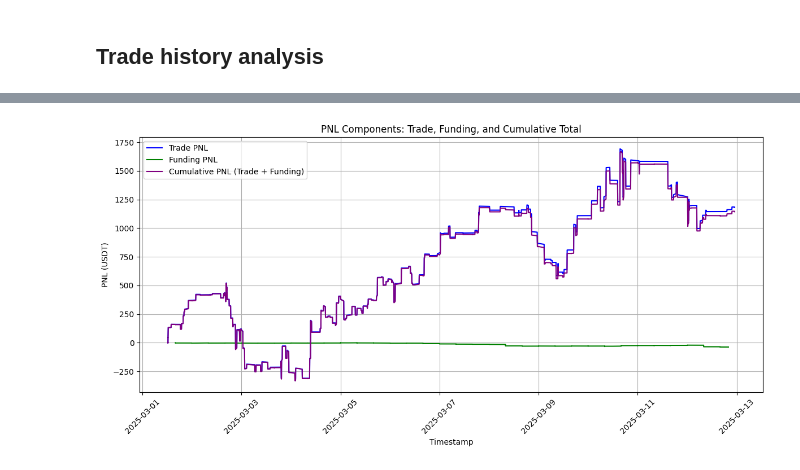
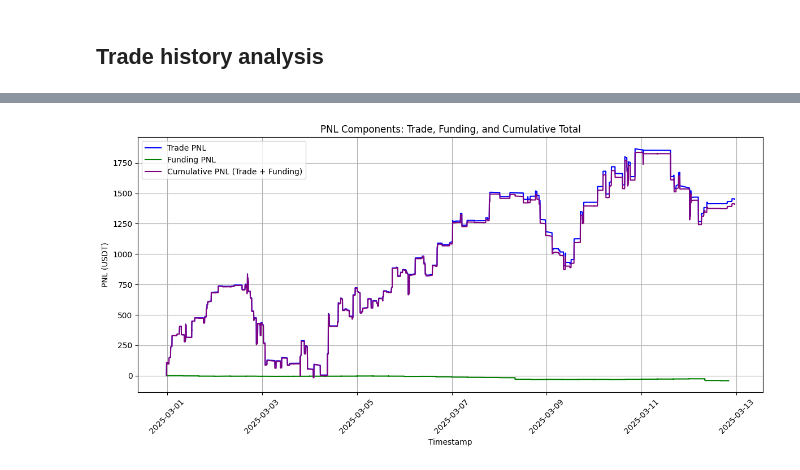
Before and after one commit to marescialloNino/pnl-analysis, a Jupyter notebook: okx_positions.ipynb, the cells around one changed output, grey strips where cells are left out. Cells and saved outputs as stored; diff of their text form; code cells hidden in the pictures.

```diff
--- a/okx_positions.ipynb
+++ b/okx_positions.ipynb
@@ -934,7 +932,7 @@ Name: BCH, dtype: object
 import pandas as pd
 import matplotlib.pyplot as plt
 
-def extract_and_sum_pnl_by_timestamp(trade_file_path: str) -> tuple[pd.DataFrame, pd.DataFrame, pd.DataFrame]:
+def extract_and_sum_pnl_by_timestamp(trade_file_path: str) -> tuple[pd.DataFrame, pd.DataFrame, pd.DataFrame,pd.DataFrame]:
     """
     Extract non-zero PNL from trades and funding, aggregate by timestamp, and compute cumulative sum.
 
@@ -973,7 +971,7 @@ def extract_and_sum_pnl_by_timestamp(trade_file_path: str) -> tuple[pd.DataFrame
     df_total_pnl = df_total_pnl.sort_values('ts')
     df_total_pnl['cumulative_pnl'] = df_total_pnl['pnl'].cumsum()
 
-    return df_trade_pnl, df_funding_pnl, df_total_pnl
+    return df_trade_pnl, df_funding_pnl, df_total_pnl, df_trades
 
 def plot_pnl_components(df_trade_pnl: pd.DataFrame, df_funding_pnl: pd.DataFrame, df_total_pnl: pd.DataFrame):
     """
@@ -1000,8 +998,8 @@ def plot_pnl_components(df_trade_pnl: pd.DataFrame, df_funding_pnl: pd.DataFrame
     plt.show()
 
 # Example usage
-trade_file_path = 'okx_edo1.csv'  # Replace with your file path
-df_trade_pnl, df_funding_pnl, df_total_pnl = extract_and_sum_pnl_by_timestamp(trade_file_path)
+trade_file_path = 'okx_bot_data/okx_edo1.csv'  # Replace with your file path
+df_trade_pnl, df_funding_pnl, df_total_pnl, df_all_trades = extract_and_sum_pnl_by_timestamp(trade_file_path)
 
 # Print results
 print("\nTrade PNL (aggregated by timestamp):")
@@ -1034 +1032 @@ Trade PNL (aggregated by timestamp):
-[figure, old version]
+[figure, new version]
```
Also changed, not shown: parts of 8 cells of this notebook, 2 other files.
